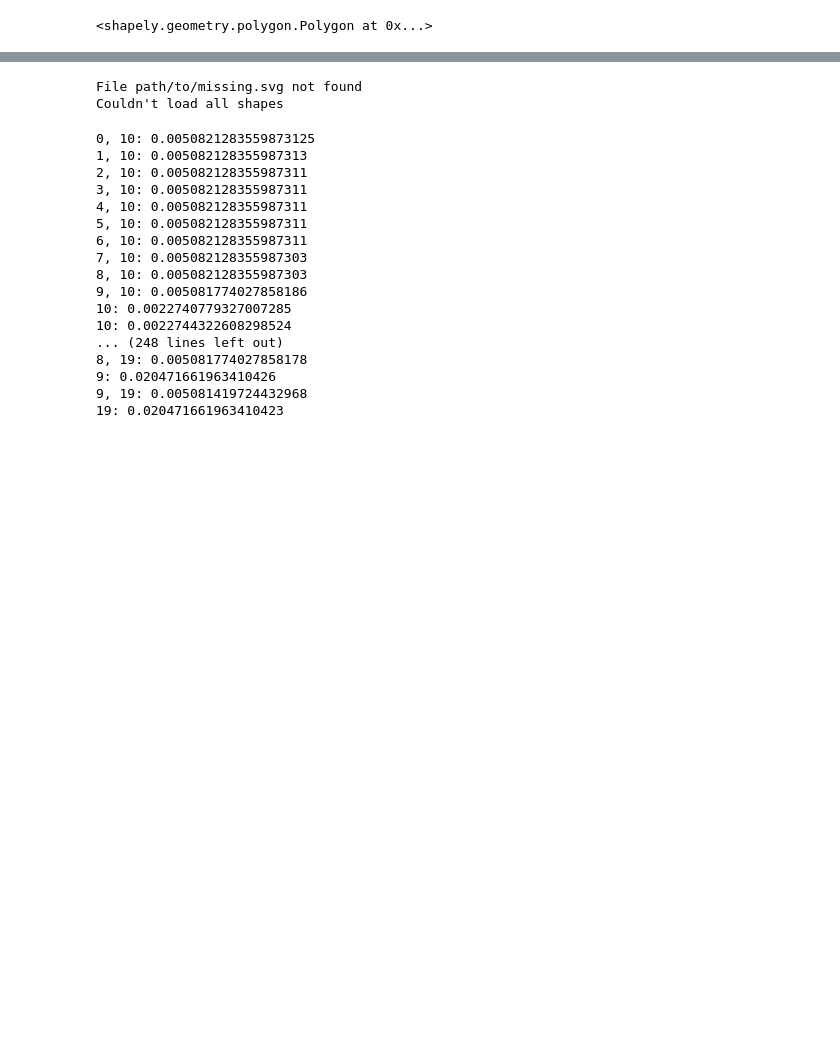
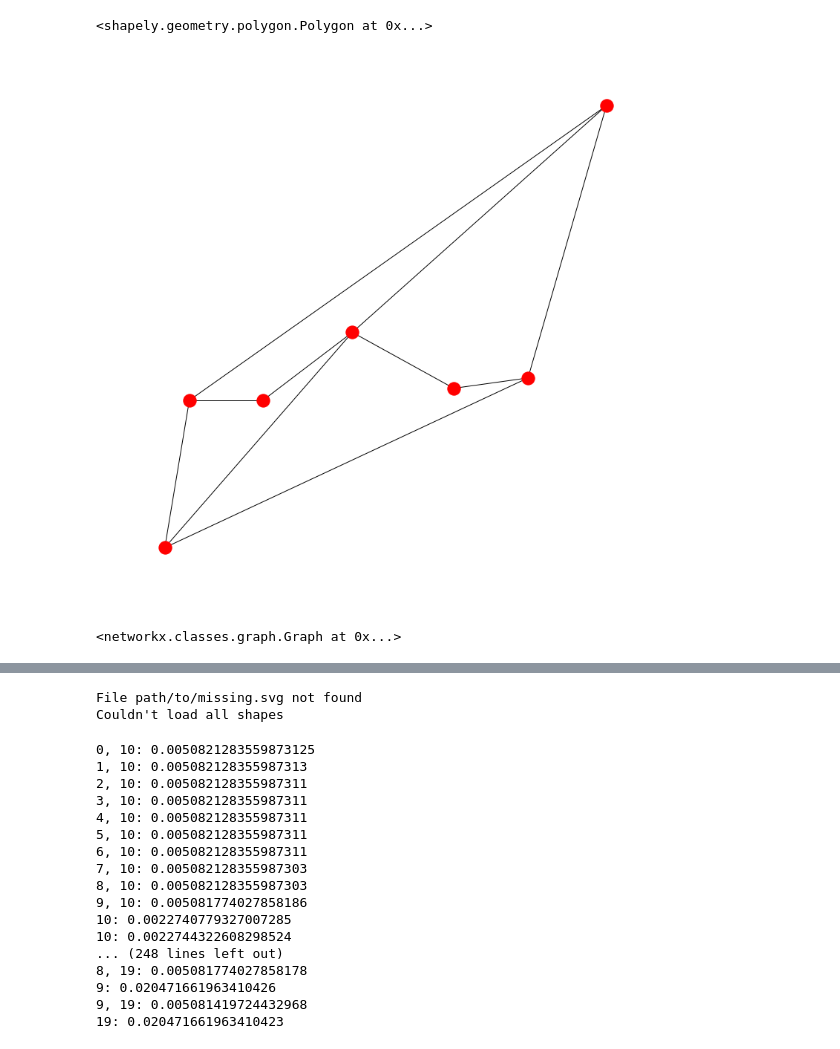
Before and after one commit to Aarononomous/MCR, a Jupyter notebook: mcr.ipynb, the cells around one changed output, grey strips where cells are left out. Saved outputs shown, nothing was run; the diff lists cells and outputs as text; code cells hidden in the pictures; blank space fills up the shorter version.

```diff
--- a/mcr.ipynb
+++ b/mcr.ipynb
@@ -44,2 +54,7 @@ square.overlapped_obstacles[2]
 # %% [output]
 <shapely.geometry.polygon.Polygon at 0x...>
+# %%
+square.create_graph()
+# %% [output]
+[figure, added]
+<networkx.classes.graph.Graph at 0x...>
```
Also changed, not shown: parts of 32 cells of this notebook, 1 other file.
